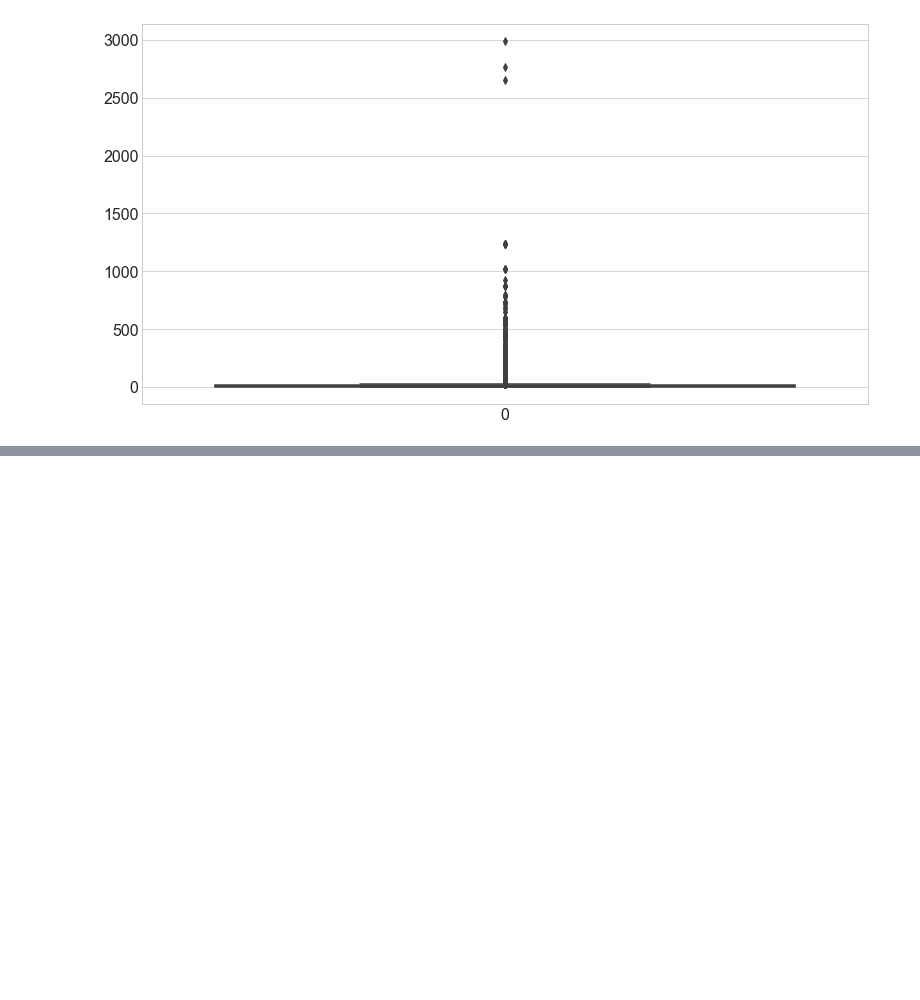
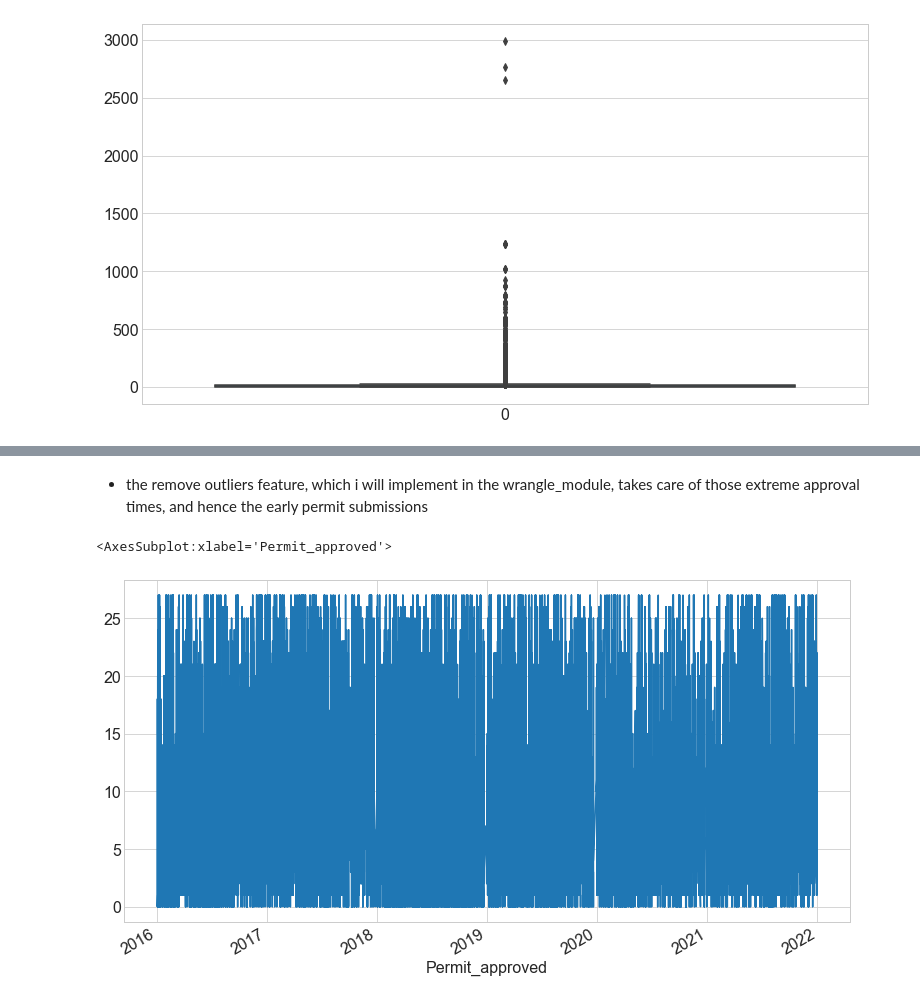
Before and after one commit to brianclements03/Individual_Project, a Jupyter notebook: EXPLORE.ipynb, the cells around one changed output, grey strips where cells are left out. Drawn from its saved outputs; the diff is of its cells as text; code cells hidden in the pictures; blank space fills up the shorter version.

```diff
--- a/EXPLORE.ipynb
+++ b/EXPLORE.ipynb
@@ -157,0 +199,8 @@ sns.boxplot(data=permits.Approval_time_days)
+# %% [markdown]
+- the remove outliers feature, which i will implement in the wrangle_module, takes care of those extreme approval times, and hence the early permit submissions
+# %%
+y = permits.Approval_time_days
+y.plot()
+# %% [output]
+<AxesSubplot:xlabel='Permit_approved'>
+[figure, added]
```
Also changed, not shown: parts of 11 cells of this notebook, 2 other files.
